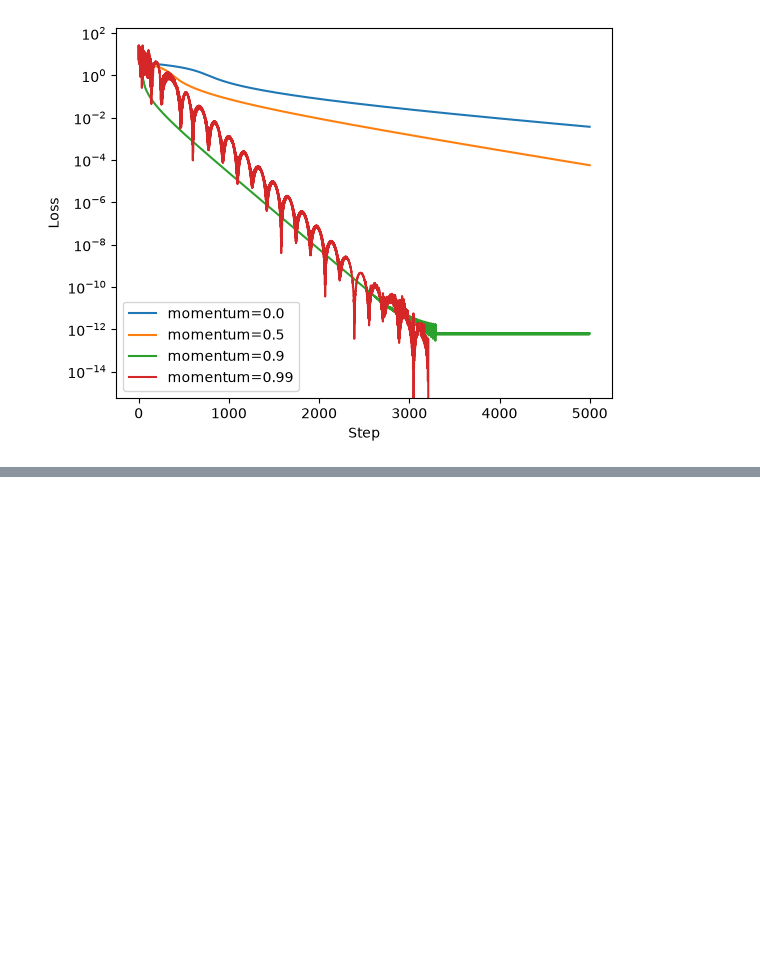
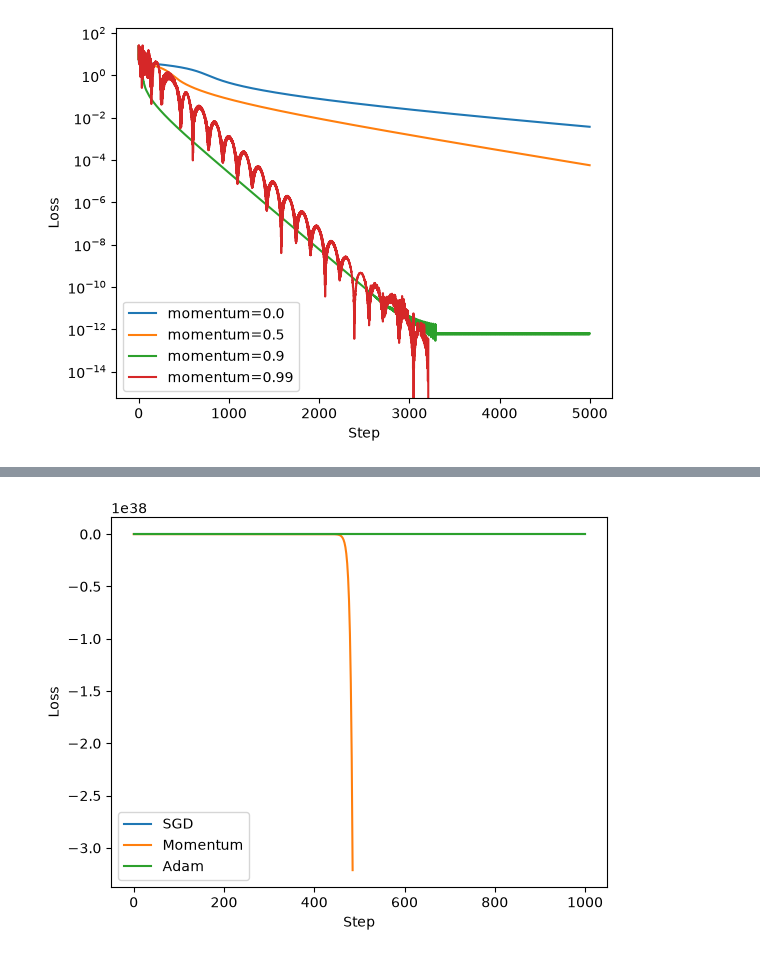
Before and after one commit to Saransh-Basu-01/AI_Engineering, a Jupyter notebook: Math_Fundamentals/Optimization:Gradient_Descent/Exercise.ipynb, the cells around one changed output, grey strips where cells are left out. Saved outputs shown, nothing was run; the diff lists cells and outputs as text; code cells hidden in the pictures; blank space fills up the shorter version.

```diff
--- a/Math_Fundamentals/Optimization:Gradient_Descent/Exercise.ipynb
+++ b/Math_Fundamentals/Optimization:Gradient_Descent/Exercise.ipynb
@@ -104,0 +173,10 @@ plt.show()
+# %%
+for name in optimizers:
+    plt.plot(losses[name], label=name)
+
+plt.xlabel("Step")
+plt.ylabel("Loss")
+plt.legend()
+plt.show()
+# %% [output]
+[figure, added]
```
Also changed, not shown: parts of 2 cells of this notebook, 1 other file.
